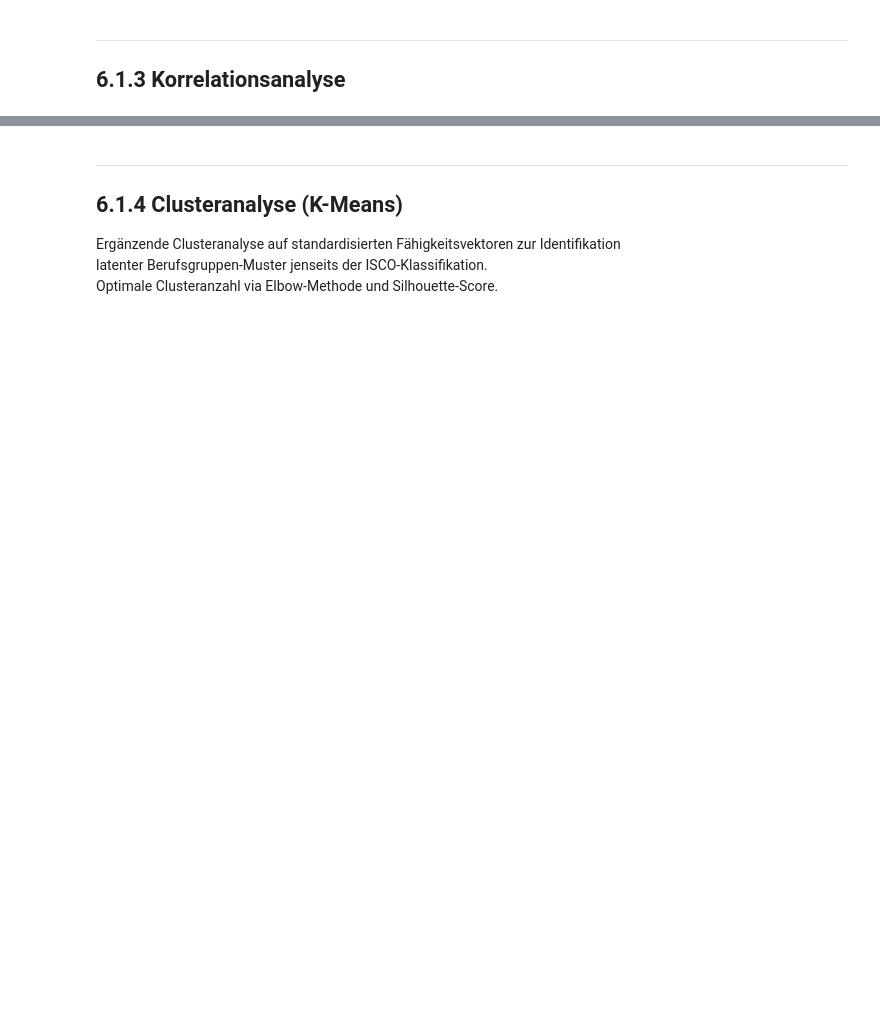
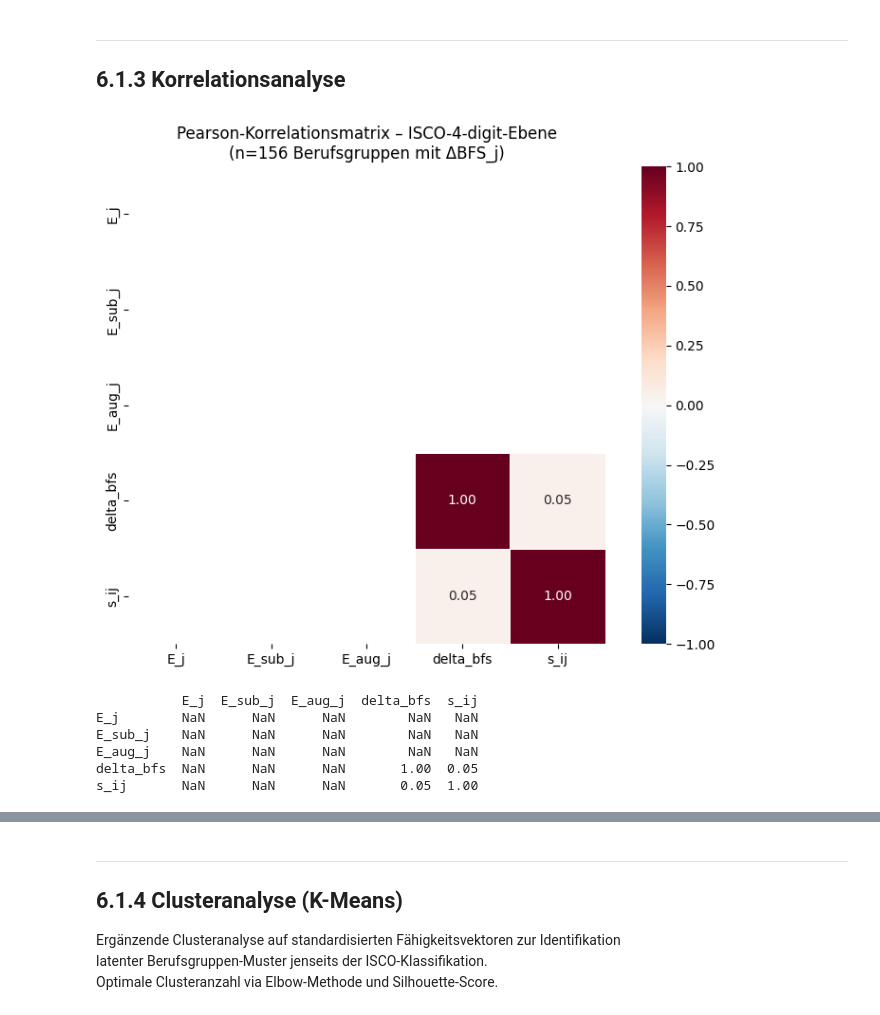
Before and after one commit to nojimayu/Master_Thesis, a Jupyter notebook: notebooks/03_eda.ipynb, the cells around one changed output, grey strips where cells are left out. Saved outputs shown, nothing was run; the diff lists cells and outputs as text; code cells hidden in the pictures; blank space fills up the shorter version.

```diff
--- a/notebooks/03_eda.ipynb
+++ b/notebooks/03_eda.ipynb
@@ -130,21 +228,33 @@ print("Abbildung gespeichert → output/figures/6_1_exposure_distribution.png
 ---
 ## 6.1.3 Korrelationsanalyse
 # %%
-# ── Korrelationsmatrix ────────────────────────────────────────────────────
-corr_cols = ["E_j", "E_sub_j", "E_aug_j", "delta_bfs", "s_ij"]
-corr_matrix = final[corr_cols].corr(method="pearson")
+# ── Korrelationsmatrix auf ISCO-Ebene ─────────────────────────────────────
+# Auf ISCO-4-digit-Ebene, da delta_bfs nur dort sinnvoll
+corr_df   = final_isco_bfs[["E_j_mean", "E_sub_mean", "E_aug_mean", "delta_bfs", "s_ij_mean"]].copy()
+corr_df.columns = ["E_j", "E_sub_j", "E_aug_j", "delta_bfs", "s_ij"]
+corr_matrix = corr_df.corr(method="pearson")
 
 fig, ax = plt.subplots(figsize=(8, 6))
-mask = np.triu(np.ones_like(corr_matrix, dtype=bool), k=1)
 sns.heatmap(
     corr_matrix, annot=True, fmt=".2f", cmap="RdBu_r",
     center=0, vmin=-1, vmax=1,
-    square=True, linewidths=0.5, ax=ax,
-    xticklabels=corr_cols, yticklabels=corr_cols
+    square=True, linewidths=0.5, ax=ax
 )
-ax.set_title("Pearson-Korrelationsmatrix – Indexkomponenten und ΔBFS_j", fontsize=12)
+ax.set_title(
+    f"Pearson-Korrelationsmatrix – ISCO-4-digit-Ebene\n"
+    f"(n={len(final_isco_bfs)} Berufsgruppen mit ΔBFS_j)",
+    fontsize=12
+)
 plt.tight_layout()
 plt.savefig(FIGURES / "6_1_correlation_matrix.png", dpi=150, bbox_inches="tight")
 plt.show()
 print(corr_matrix.round(3).to_string())
+# %% [output]
+[figure, added]
+           E_j  E_sub_j  E_aug_j  delta_bfs  s_ij
+E_j        NaN      NaN      NaN        NaN   NaN
+E_sub_j    NaN      NaN      NaN        NaN   NaN
+E_aug_j    NaN      NaN      NaN        NaN   NaN
+delta_bfs  NaN      NaN      NaN       1.00  0.05
+s_ij       NaN      NaN      NaN       0.05  1.00
 # %%
```
Also changed, not shown: parts of 10 cells of this notebook, 6 other files.
